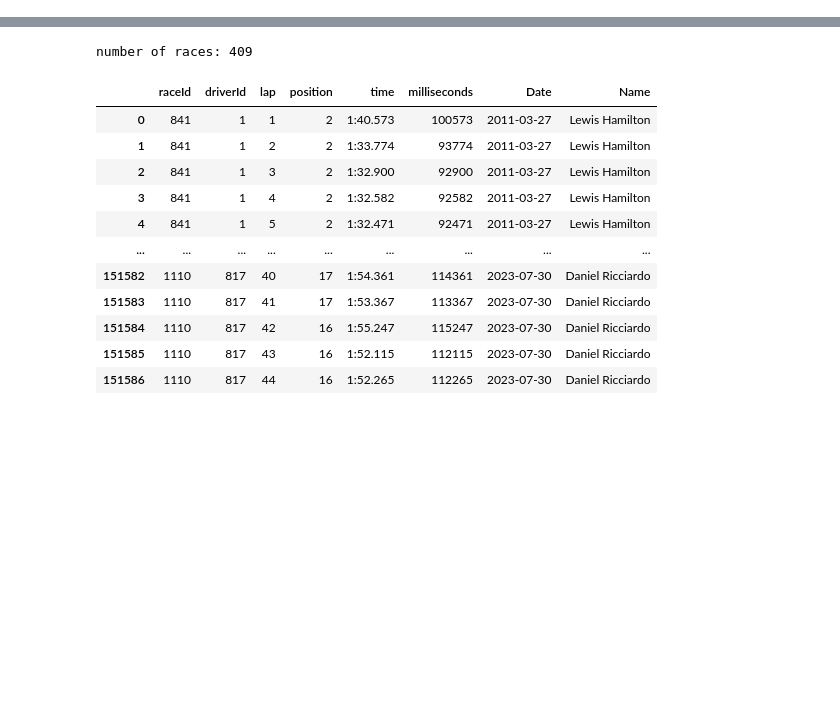
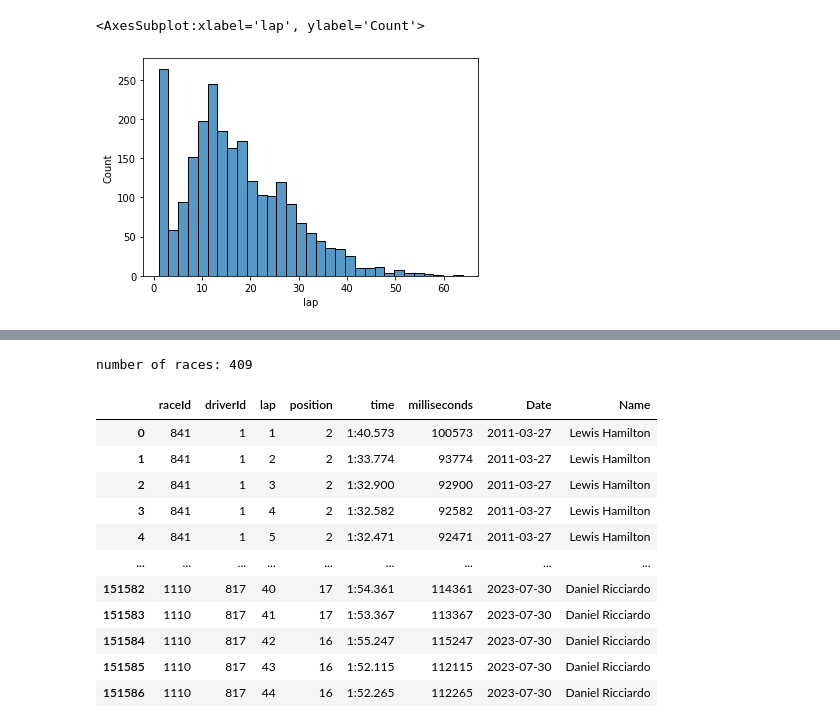
Before and after one commit to ryandouglaskish/MSAI-349-Project, a Jupyter notebook: Exploratory.ipynb, the cells around one changed output, grey strips where cells are left out. Saved outputs shown, nothing was run; the diff lists cells and outputs as text; code cells hidden in the pictures; blank space fills up the shorter version.

```diff
--- a/Exploratory.ipynb
+++ b/Exploratory.ipynb
@@ -66,3 +66,8 @@ assert laptimes.shape[0] == laptimes_with_names.shape[0], 'confirm no duplicates
 
 laptime_di = laptimes_with_names[laptimes_with_names['Name'].isin(driver_names_of_interest)].reset_index(drop=True)
 assert laptime_di['driverId'].nunique() == len(driver_ids_of_interest), 'confirm we have lap data for all drivers of interest'
+
+laptime_di = laptime_di.sort_values(['raceId','lap','driverId'])
+
+laptime_di = laptime_di.merge(results_raw_df[['raceId','driverId','statusId']], on=['raceId','driverId'])
+laptime_di = laptime_di.merge(status_raw_df[['statusId','status']], on=['statusId'])
@@ -68,0 +107,9 @@ assert laptime_di['driverId'].nunique() == len(driver_ids_of_interest), 'confirm
+# %%
+first_pitstop = pitstops_raw_df[pitstops_raw_df['stop']==1].reset_index(drop=True)
+drivers = laptime_di[['raceId','driverId','Name']].drop_duplicates()
+
+x = first_pitstop.merge(drivers, on=['raceId','driverId'])
+sns.histplot(x, x='lap')
+# %% [output]
+<AxesSubplot:xlabel='lap', ylabel='Count'>
+[figure, added]
```
Also changed, not shown: parts of 4 cells of this notebook.
